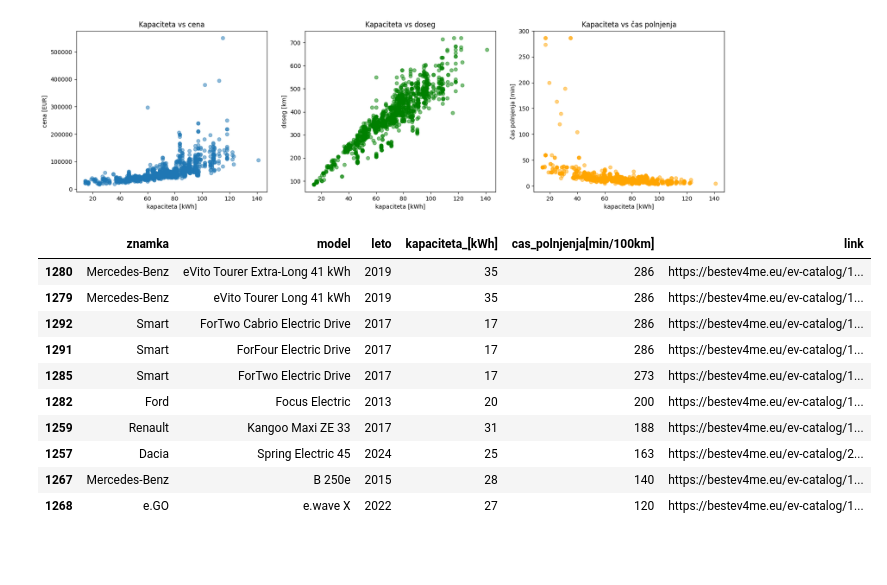
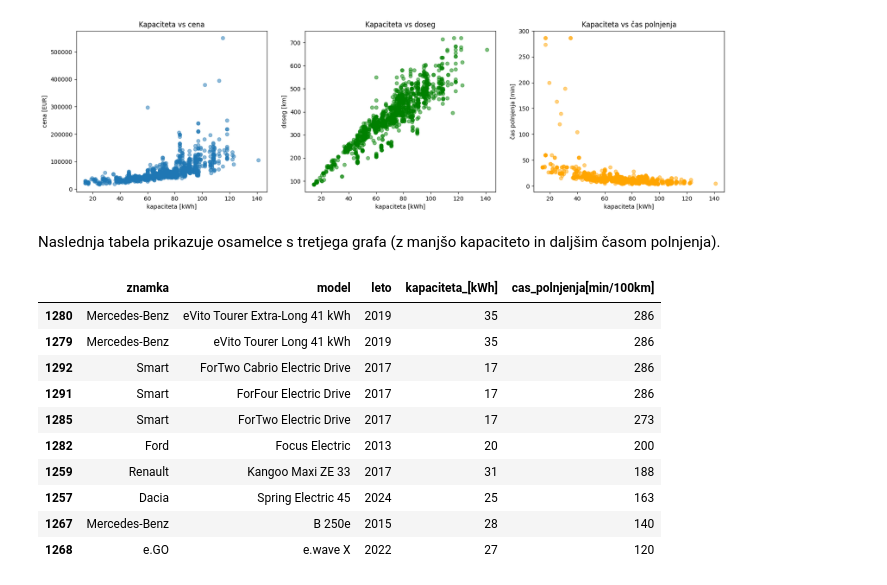
Before and after one commit to tincvek/elektricni-avtomobili-Tjasa, a Jupyter notebook: analiza.ipynb, the cells around one changed output. Saved outputs shown, nothing was run; the diff lists cells and outputs as text; code cells hidden in the pictures; blank space fills up the shorter version.

```diff
--- a/analiza.ipynb
+++ b/analiza.ipynb
@@ -2,9 +6,9 @@
 import pandas as pd
 
 
-pd.set_option("display.max_rows", 15)
+pd.set_option("display.max_rows", 20)
 pd.options.display.float_format = '{:,.0f}'.format
 
 %matplotlib inline
 
-AVTOMOBILI = pd.read_csv("podatki/avtomobili_csv")
+AVTOMOBILI = pd.read_csv("podatki/avtomobili.csv")
@@ -253,24 +296,26 @@ axes[2].set_ylabel("čas polnjenja [min]")
 axes[2].set_title("Kapaciteta vs čas polnjenja");
 # %% [output]
 [figure]
+# %% [markdown]
+Naslednja tabela prikazuje osamelce s tretjega grafa (z manjšo kapaciteto in daljšim časom polnjenja).
 # %%
 osamelci = AVTOMOBILI[
     (AVTOMOBILI["kapaciteta_[kWh]"] < 40) &
     (AVTOMOBILI["cas_polnjenja[min/100km]"] > 100)
 ]
 
-osamelci[["znamka", "model", "leto", "kapaciteta_[kWh]", "cas_polnjenja[min/100km]", "link"]].sort_values(
+osamelci[["znamka", "model", "leto", "kapaciteta_[kWh]", "cas_polnjenja[min/100km]"]].sort_values(
     "cas_polnjenja[min/100km]", ascending=False
 )
 # %% [output]
-|  | znamka | model | leto | kapaciteta_[kWh] | cas_polnjenja[min/100km] | link |
-| 1280 | Mercedes-Benz | eVito Tourer Extra-Long 41 kWh | 2019 | 35 | 286 | https://bestev4me.eu/ev-catalog/1... |
-| 1279 | Mercedes-Benz | eVito Tourer Long 41 kWh | 2019 | 35 | 286 | https://bestev4me.eu/ev-catalog/1... |
-| 1292 | Smart | ForTwo Cabrio Electric Drive | 2017 | 17 | 286 | https://bestev4me.eu/ev-catalog/1... |
-| 1291 | Smart | ForFour Electric Drive | 2017 | 17 | 286 | https://bestev4me.eu/ev-catalog/1... |
-| 1285 | Smart | ForTwo Electric Drive | 2017 | 17 | 273 | https://bestev4me.eu/ev-catalog/1... |
-| 1282 | Ford | Focus Electric | 2013 | 20 | 200 | https://bestev4me.eu/ev-catalog/1... |
-| 1259 | Renault | Kangoo Maxi ZE 33 | 2017 | 31 | 188 | https://bestev4me.eu/ev-catalog/1... |
-| 1257 | Dacia | Spring Electric 45 | 2024 | 25 | 163 | https://bestev4me.eu/ev-catalog/2... |
-| 1267 | Mercedes-Benz | B 250e | 2015 | 28 | 140 | https://bestev4me.eu/ev-catalog/1... |
-| 1268 | e.GO | e.wave X | 2022 | 27 | 120 | https://bestev4me.eu/ev-catalog/1... |
+|  | znamka | model | leto | kapaciteta_[kWh] | cas_polnjenja[min/100km] |
+| 1280 | Mercedes-Benz | eVito Tourer Extra-Long 41 kWh | 2019 | 35 | 286 |
+| 1279 | Mercedes-Benz | eVito Tourer Long 41 kWh | 2019 | 35 | 286 |
+| 1292 | Smart | ForTwo Cabrio Electric Drive | 2017 | 17 | 286 |
+| 1291 | Smart | ForFour Electric Drive | 2017 | 17 | 286 |
+| 1285 | Smart | ForTwo Electric Drive | 2017 | 17 | 273 |
+| 1282 | Ford | Focus Electric | 2013 | 20 | 200 |
+| 1259 | Renault | Kangoo Maxi ZE 33 | 2017 | 31 | 188 |
+| 1257 | Dacia | Spring Electric 45 | 2024 | 25 | 163 |
+| 1267 | Mercedes-Benz | B 250e | 2015 | 28 | 140 |
+| 1268 | e.GO | e.wave X | 2022 | 27 | 120 |
```
Also changed, not shown: parts of 21 cells of this notebook, 6 other files.
